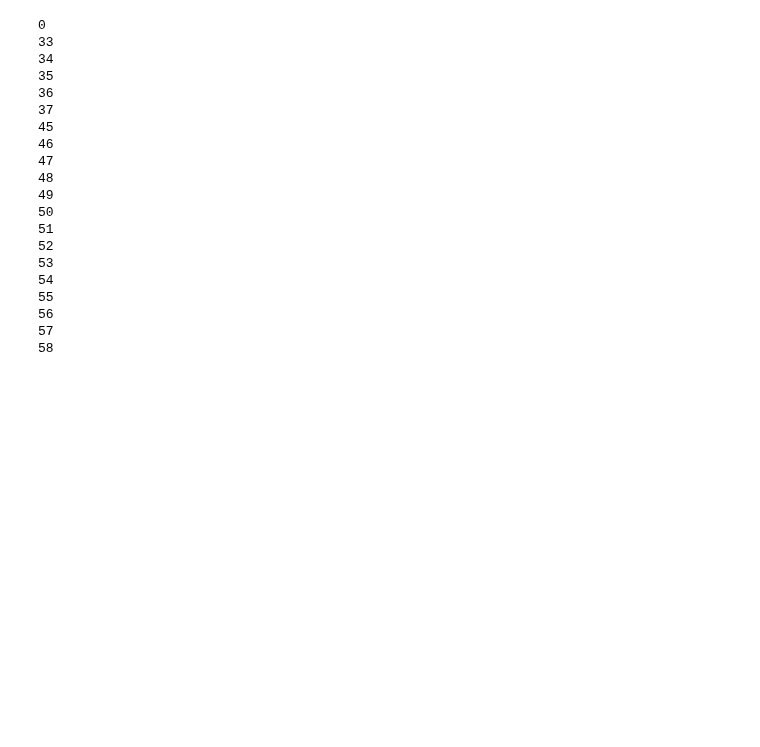
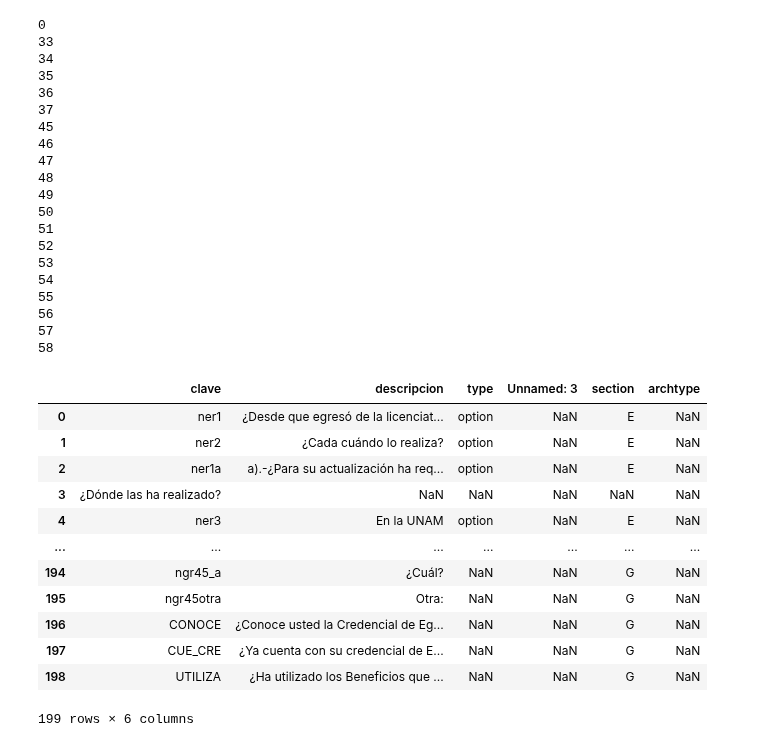
Before and after one commit to AjoloteCosmico/pve-internet, a Jupyter notebook: notebook.ipynb, the cells around one changed output. Saved outputs shown, nothing was run; the diff lists cells and outputs as text; code cells hidden in the pictures; blank space fills up the shorter version.

```diff
--- a/notebook.ipynb
+++ b/notebook.ipynb
@@ -870,3 +870,21 @@ for i in [0,33,34,35,36,37,45,46,47,48,49,50,51,52,53,54,55,56,57,58]:
 58
 # %%
 cnx.commit()
+# %%
+reactivos=pd.read_excel(r'V:\Archivos Seguimiento de Egresados\malu&fel\encuesta2020 internet.xlsx',sheet_name="reactivos")
+# %%
+reactivos
+# %% [output]
+|  | clave | descripcion | type | Unnamed: 3 | section | archtype |
+| 0 | ner1 | ¿Desde que egresó de la licenciat... | option | NaN | E | NaN |
+| 1 | ner2 | ¿Cada cuándo lo realiza? | option | NaN | E | NaN |
+| 2 | ner1a | a).-¿Para su actualización ha req... | option | NaN | E | NaN |
+| 3 | ¿Dónde las ha realizado? | NaN | NaN | NaN | NaN | NaN |
+| 4 | ner3 | En la UNAM | option | NaN | E | NaN |
+| ... | ... | ... | ... | ... | ... | ... |
+| 194 | ngr45_a | ¿Cuál? | NaN | NaN | G | NaN |
+| 195 | ngr45otra | Otra: | NaN | NaN | G | NaN |
+| 196 | CONOCE | ¿Conoce usted la Credencial de Eg... | NaN | NaN | G | NaN |
+| 197 | CUE_CRE | ¿Ya cuenta con su credencial de E... | NaN | NaN | G | NaN |
+| 198 | UTILIZA | ¿Ha utilizado los Beneficios que ... | NaN | NaN | G | NaN |
+199 rows × 6 columns
```
Also changed, not shown: parts of 2 cells of this notebook, 1 other file.
